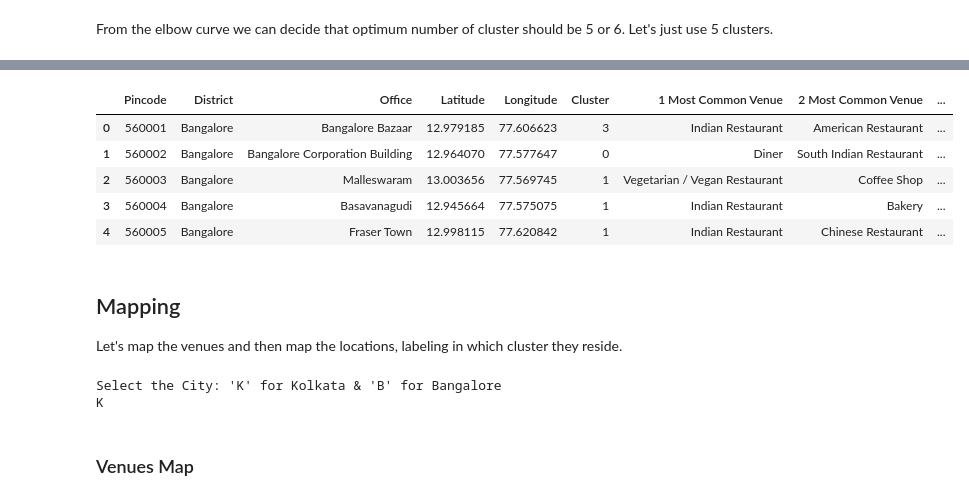
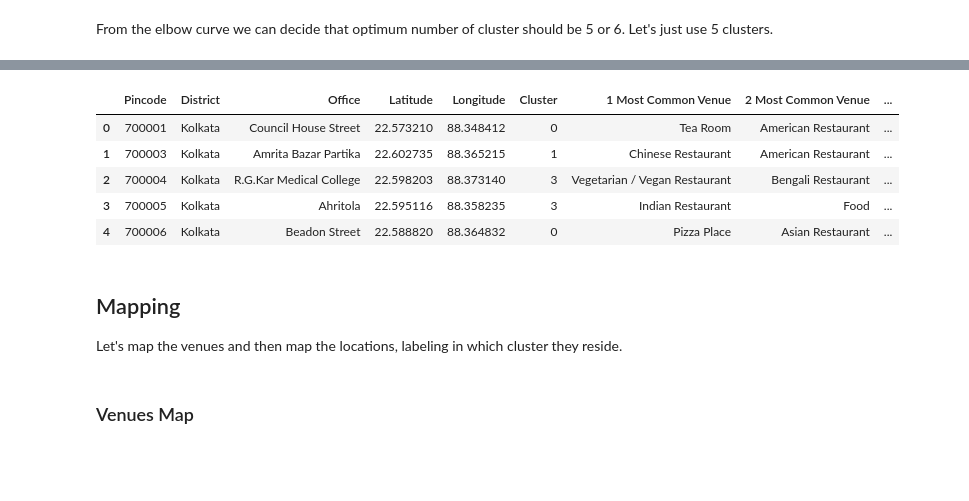
Before and after one commit to Pratyushnayak/Cuisine, a Jupyter notebook: Project.ipynb, the cells around one changed output, grey strips where cells are left out. Drawn from its saved outputs; the diff is of its cells as text; code cells hidden in the pictures; blank space fills up the shorter version.

```diff
--- a/Project.ipynb
+++ b/Project.ipynb
@@ -275,6 +280,0 @@ Kolkata_Pincode.head()
-# %%
-url="https://www.indiatvnews.com/pincode/karnataka/bangalore"
-Bangalore_Pincode=getPincode(url)
-
-getlatlog(Bangalore_Pincode)
-Bangalore_Pincode.head()
@@ -334,13 +325,13 @@ def food(df):
                  'Beach', 'Platform','Light Rail Station','Playground','Arts & Crafts Store',"Men's Store",'Accessories Store', 'Auto Garage',
                 'Miscellaneous Shop', 'Record Shop','Convenience Store','Train','Photography Studio','Electronics Store', 'Park','Mobile Phone Shop', 'Fruit & Vegetable Store',
                 'Metro Station','Motel', 'Museum', 'Bowling Alley', 'Theater','Pool Hall', 'Pier', 'Harbor / Marina','Cosmetics Shop','Indie Movie Theater', 'Grocery Store', 'Arcade', 'Bike Shop',
-               'Sculpture Garden','Furniture / Home Store','Spa', 'Athletics & Sports','Scenic Lookout', 'Tattoo Parlor','Football Stadium',
+               'Sculpture Garden','Furniture / Home Store','Spa', 'Athletics & Sports','Scenic Lookout', 'Tattoo Parlor','Football Stadium','Airport Ticket Counter',
                'Concert Hall', 'Gym Pool', 'Golf Course','Sports Bar', 'Nature Preserve', 'Office','College Library','Historic Site','Jewelry Store', 'Music Store', "Women's Store", 'Art Gallery',
                 'Financial or Legal Service','Pet Store','Bridal Shop', 'Airport Terminal', 'Soccer Stadium','Toy / Game Store','Soccer Field', 'Intersection','Smoke Shop',
                'Shop & Service','Badminton Court','Arcade', 'Trail','Recreation Center','Stadium', 'Platform', 'Bowling Alley', 'Farmers Market','Paper / Office Supplies Store', 'Bus Stop', 'Moving Target',
                'Lake', 'Playground', 'Photography Studio', 'Design Studio','Fish Market','Metro Station', 'Automotive Shop', 'Resort','Taxi Stand','Yoga Studio',
                'Multiplex', 'Sporting Goods Shop', 'Big Box Store', 'Rest Area','Fish & Chips Shop', 'Tennis Court', 'Motorcycle Shop','Cupcake Shop',
-               'Rock Climbing Spot', 'Gas Station', 'Hobby Shop','Bus Line','Camera Store','Bike Shop','Antique Shop', 'Scenic Lookout','Liquor Store']
+               'Rock Climbing Spot', 'Gas Station', 'Hobby Shop','Bus Line','Camera Store','Airport Service','Bike Shop','Antique Shop', 'Scenic Lookout','Liquor Store']
     for x in df.index:
         if df['VenueCategory'][x] in Unwanted_venues:
             df.drop(x, inplace=True)
@@ -400,11 +362,11 @@ Now we got our venues for all cities, now it is time for analyzing the venues.
 First let's apply **Onehot encoding**. With one-hot, we convert each categorical value into a new categorical column and assign a binary value of 1 or 0 to those columns. Then using group by function to find the mean of every category at each venue.
 # %%
 # one hot encoding
-onehot = pd.get_dummies(all_venues[['VenueCategory']], prefix="", prefix_sep="")
+onehot = pd.get_dummies(Kolkata_venues[['VenueCategory']], prefix="", prefix_sep="")
 
-onehot['Pincode'] = all_venues['Pincode']
-onehot['District'] = all_venues['District']
-onehot['Office'] = all_venues['Office']
+onehot['Pincode'] = Kolkata_venues['Pincode']
+onehot['District'] = Kolkata_venues['District']
+onehot['Office'] = Kolkata_venues['Office']
 
 # move Pincode, District and Office column to the first column
 fixed_columns = list(onehot.columns[-3:]) + list(onehot.columns[:-3])
@@ -424,5 +386,5 @@ onehot.head()
 # %%
-grouped = onehot.groupby(["Pincode", "District", "Office"]).sum().reset_index()
+grouped = onehot.groupby(["Pincode", "District", "Office"]).mean().reset_index()
 
 print(grouped.shape)
 grouped.head()
@@ -505,37 +460,21 @@ array([3, 0, 1, 1, 1, 0, 3, 1, 0, 0])
 # %%
 Clustered_venues=sorted_venues[['Pincode','District','Office']]
-all_pincode=pd.concat([Kolkata_Pincode,Bangalore_Pincode])
-Clustered_venues=Clustered_venues.merge(all_pincode,on=['Pincode','District','Office'])
+#all_pincode=pd.concat([Kolkata_Pincode,Bangalore_Pincode])
+Clustered_venues=Clustered_venues.merge(Kolkata_Pincode,on=['Pincode','District','Office'])
 Clustered_venues['Cluster']=kmeans.labels_
 Clustered_venues=Clustered_venues.merge(sorted_venues,on=['Pincode','District','Office'])
 Clustered_venues.head()
 # %% [output]
 |  | Pincode | District | Office | Latitude | Longitude | Cluster | 1 Most Common Venue | 2 Most Common Venue | ... |
-| 0 | 560001 | Bangalore | Bangalore Bazaar | 12.979185 | 77.606623 | 3 | Indian Restaurant | American Restaurant | ... |
-| 1 | 560002 | Bangalore | Bangalore Corporation Building | 12.964070 | 77.577647 | 0 | Diner | South Indian Restaurant | ... |
-| 2 | 560003 | Bangalore | Malleswaram | 13.003656 | 77.569745 | 1 | Vegetarian / Vegan Restaurant | Coffee Shop | ... |
-| 3 | 560004 | Bangalore | Basavanagudi | 12.945664 | 77.575075 | 1 | Indian Restaurant | Bakery | ... |
-| 4 | 560005 | Bangalore | Fraser Town | 12.998115 | 77.620842 | 1 | Indian Restaurant | Chinese Restaurant | ... |
+| 0 | 700001 | Kolkata | Council House Street | 22.573210 | 88.348412 | 0 | Tea Room | American Restaurant | ... |
+| 1 | 700003 | Kolkata | Amrita Bazar Partika | 22.602735 | 88.365215 | 1 | Chinese Restaurant | American Restaurant | ... |
+| 2 | 700004 | Kolkata | R.G.Kar Medical College | 22.598203 | 88.373140 | 3 | Vegetarian / Vegan Restaurant | Bengali Restaurant | ... |
+| 3 | 700005 | Kolkata | Ahritola | 22.595116 | 88.358235 | 3 | Indian Restaurant | Food | ... |
+| 4 | 700006 | Kolkata | Beadon Street | 22.588820 | 88.364832 | 0 | Pizza Place | Asian Restaurant | ... |
 # %% [markdown]
 ## Mapping
 
 Let's map the venues and then map the locations, labeling in which cluster they reside.
-# %%
-print("Select the City: 'K' for Kolkata & 'B' for Bangalore")
-x= input()
-latitude=None
-longitude= None
-if x=='K':
-    latitude=22.572646
-    longitude=88.363895
-elif x=='B':
-    latitude=12.972442
-    longitude=77.580643
-else:
-    print('Invalid input')
-# %% [output]
-Select the City: 'K' for Kolkata & 'B' for Bangalore
-K
 # %% [markdown]
 ### Venues Map
 # %%
```
Also changed, not shown: parts of 29 cells of this notebook.
